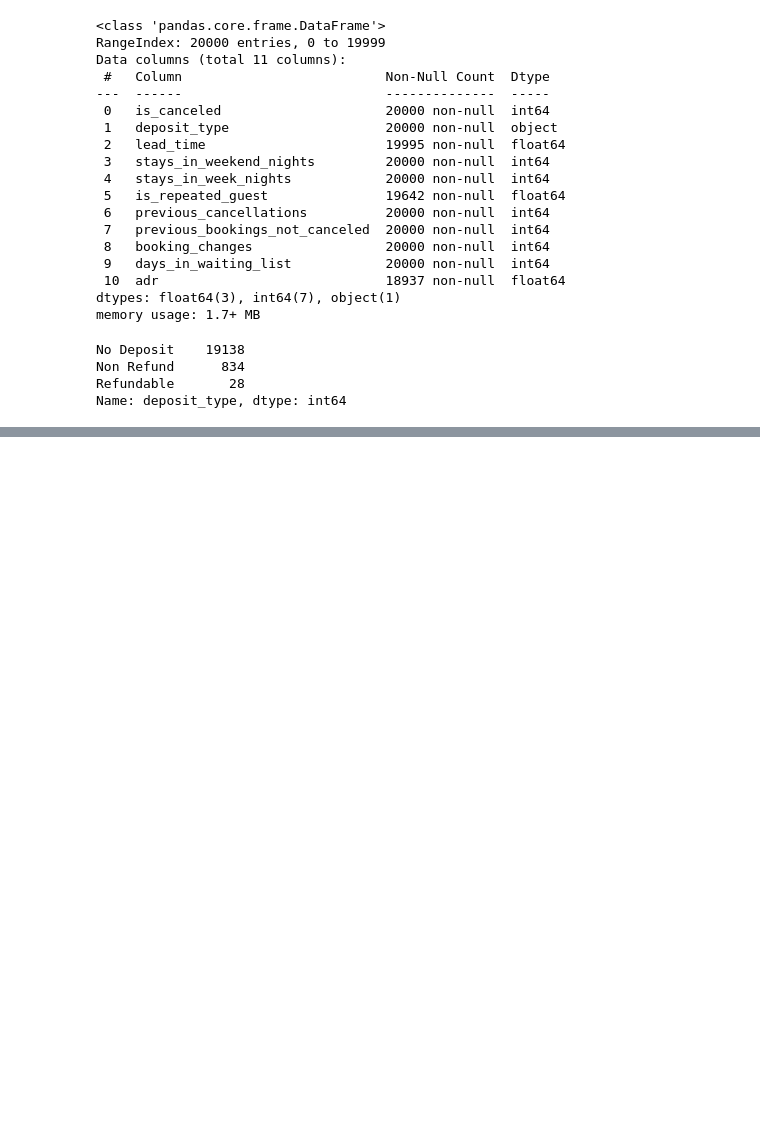
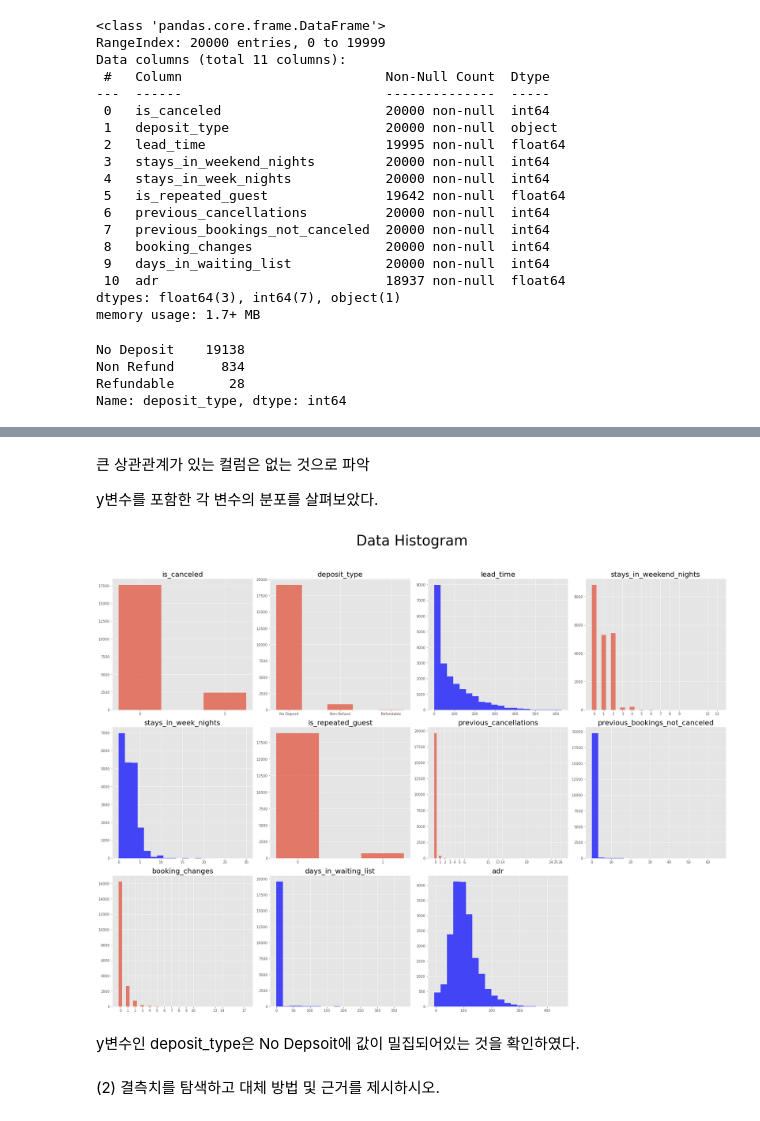
Before and after one commit to teng-ny/ADPStudy, a Jupyter notebook: ADP시험복기/제3회 모의고사/(3회) 1. 머신러닝.ipynb, the cells around one changed output, grey strips where cells are left out. Saved outputs shown, nothing was run; the diff lists cells and outputs as text; code cells hidden in the pictures; blank space fills up the shorter version.

```diff
--- a/ADP시험복기/제3회 모의고사/(3회) 1. 머신러닝.ipynb
+++ b/ADP시험복기/제3회 모의고사/(3회) 1. 머신러닝.ipynb
@@ -44,0 +74,32 @@ sum(data.isna().sum())
+# %% [markdown]
+큰 상관관계가 있는 컬럼은 없는 것으로 파악
+
+y변수를 포함한 각 변수의 분포를 살펴보았다.
+# %%
+plt.style.use('ggplot')
+
+# 히스토그램을 사용해서 데이터의 분포 살펴보기
+plt.figure(figsize=(25, 20))
+plt.suptitle("Data Histogram", fontsize = 40)
+
+# id는 제외하고 시각화
+cols = data.columns
+for i in range(len(cols)):
+    plt.subplot(3, 4, i+1) # 최대 5 by 5, 25개의 특징 분포를 확인할 수 있습니다.
+    plt.title(cols[i], fontsize=20) # 각 분포그림의 제목을 특징명으로 설정합니다.
+    if len(data[cols[i]].unique()) > 20: # 해당 특징의 고유한 값 종류가 20개가 넘으면
+        plt.hist(data[cols[i]], bins=20, color='b', alpha=0.7) # 히스토그램을 출력합니다. bins는 칸을 나누는 값이며 alpha는 투명도입니다.
+
+    else: # 해당 특징의 고유한 값 종류가 20개가 넘지 않으면
+        temp = data[cols[i]].value_counts() # 각 특징의 값 종류의 개수들을 temp에 저장합니다.
+        plt.bar(temp.keys(), temp.values, width=0.5, alpha=0.7)
+        plt.xticks(temp.keys())
+
+plt.tight_layout(rect=[0, 0.03, 1, 0.95])
+plt.show()
+# %% [output]
+[figure, added]
+# %% [markdown]
+y변수인 deposit_type은 No Depsoit에 값이 밀집되어있는 것을 확인하였다.
+# %% [markdown]
+(2) 결측치를 탐색하고 대체 방법 및 근거를 제시하시오.
```
Also changed, not shown: parts of 10 cells of this notebook.
